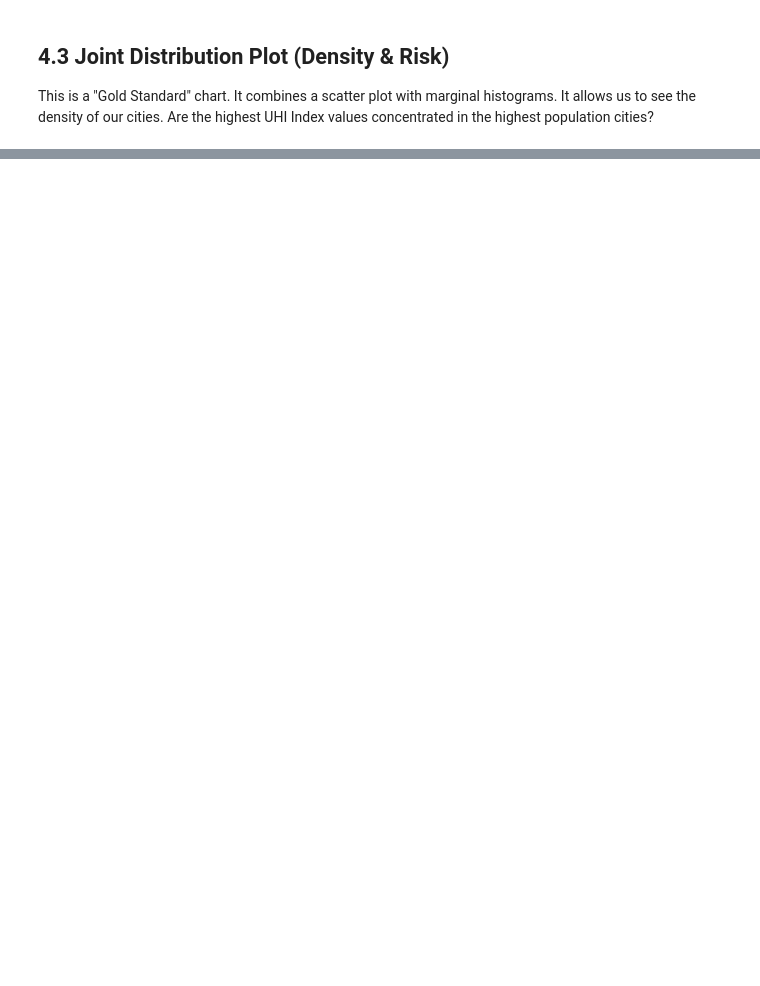
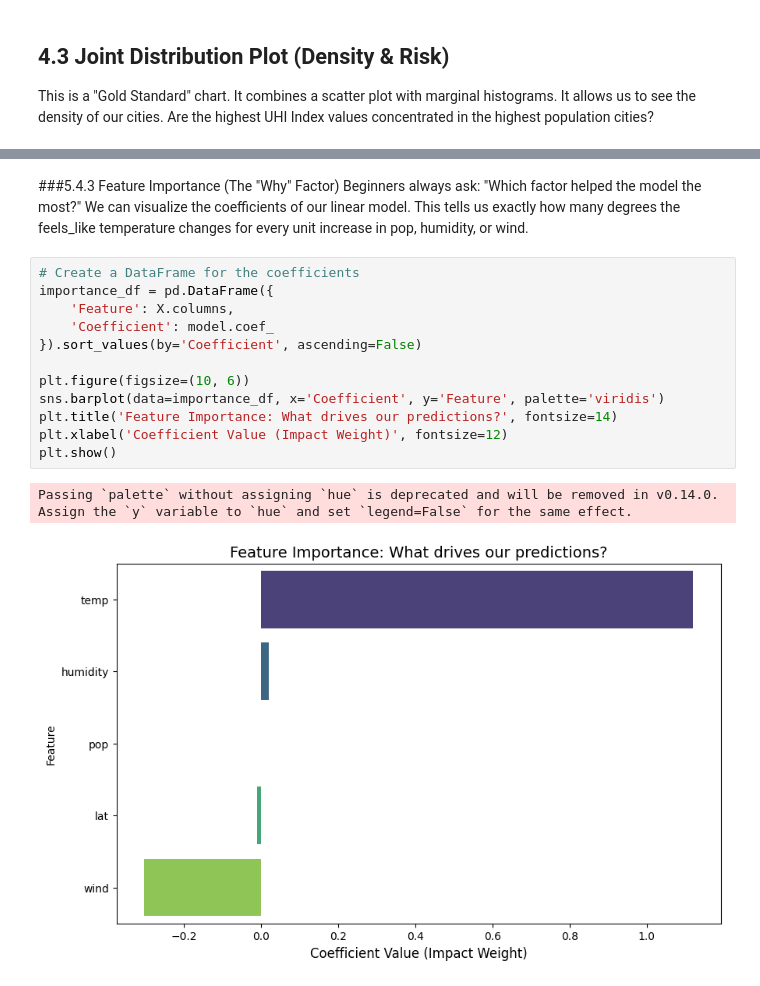
Before and after one commit to LiamDuero03/DS-Society-Project, a Jupyter notebook: Full-Project.ipynb, the cells around one changed output, grey strips where cells are left out. Drawn from its saved outputs; the diff is of its cells as text; blank space fills up the shorter version.

```diff
--- a/Full-Project.ipynb
+++ b/Full-Project.ipynb
@@ -548,0 +633,18 @@ print(f"Model Score: {model.score(X_test, y_test)}")
+# %% [markdown]
+###5.4.3 Feature Importance (The "Why" Factor)
+Beginners always ask: "Which factor helped the model the most?" We can visualize the coefficients of our linear model. This tells us exactly how many degrees the feels_like temperature changes for every unit increase in pop, humidity, or wind.
+# %%
+# Create a DataFrame for the coefficients
+importance_df = pd.DataFrame({
+    'Feature': X.columns,
+    'Coefficient': model.coef_
+}).sort_values(by='Coefficient', ascending=False)
+
+plt.figure(figsize=(10, 6))
+sns.barplot(data=importance_df, x='Coefficient', y='Feature', palette='viridis')
+plt.title('Feature Importance: What drives our predictions?', fontsize=14)
+plt.xlabel('Coefficient Value (Impact Weight)', fontsize=12)
+plt.show()
+# %% [output]
+Passing `palette` without assigning `hue` is deprecated and will be removed in v0.14.0. Assign the `y` variable to `hue` and set `legend=False` for the same effect.
+[figure, added]
```
Also changed, not shown: parts of 24 cells of this notebook.
